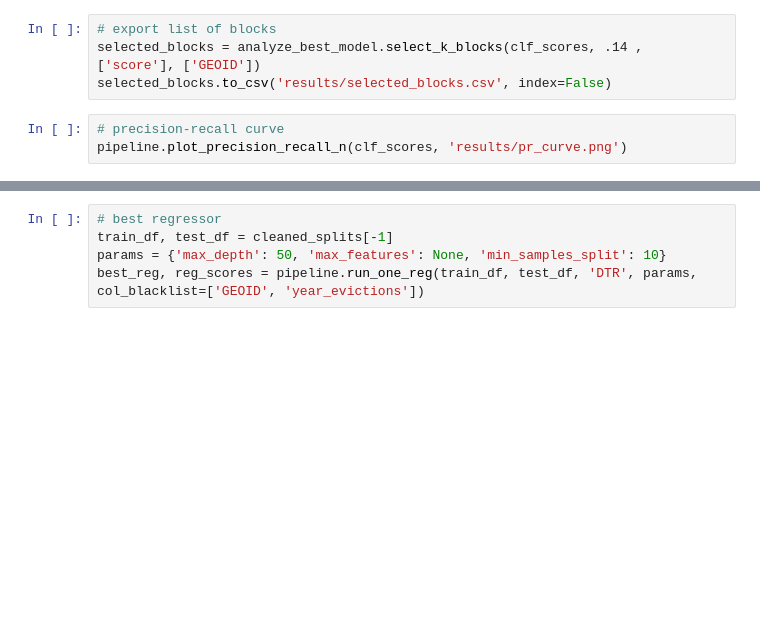
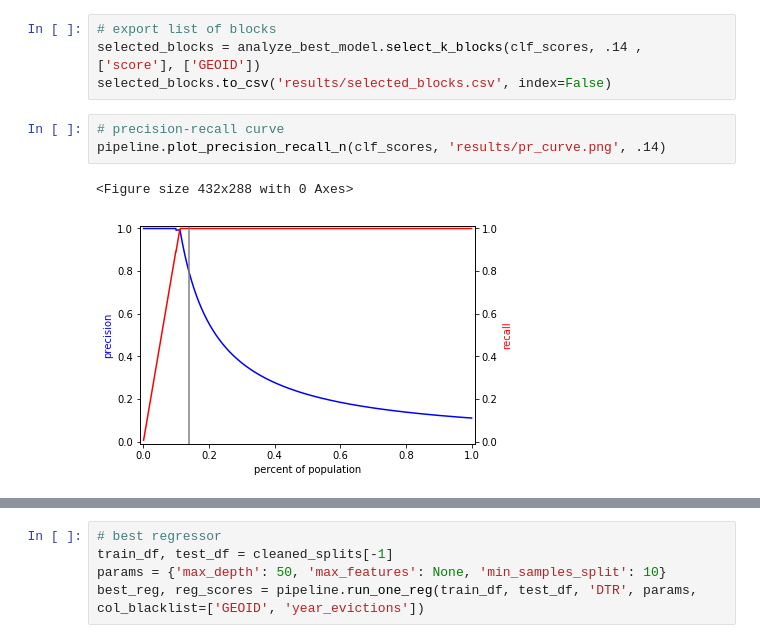
Before and after one commit to sinclairtarget/philly-evictions, a Jupyter notebook: interpret.ipynb, the cells around one changed output, grey strips where cells are left out. Saved outputs shown, nothing was run; the diff lists cells and outputs as text; blank space fills up the shorter version.

```diff
--- a/interpret.ipynb
+++ b/interpret.ipynb
@@ -35,7 +33,10 @@ selected_blocks = analyze_best_model.select_k_blocks(clf_scores, .14 , ['score']
 selected_blocks.to_csv('results/selected_blocks.csv', index=False)
 # %%
 # precision-recall curve
-pipeline.plot_precision_recall_n(clf_scores, 'results/pr_curve.png')
+pipeline.plot_precision_recall_n(clf_scores, 'results/pr_curve.png', .14)
+# %% [output]
+<Figure size 432x288 with 0 Axes>
+[figure, added]
 # %%
 # feature importance
 clf_importance = analyze_best_model.feature_importance(best_clf, test_df.columns)
```
Also changed, not shown: parts of 6 cells of this notebook, 6 other files.
